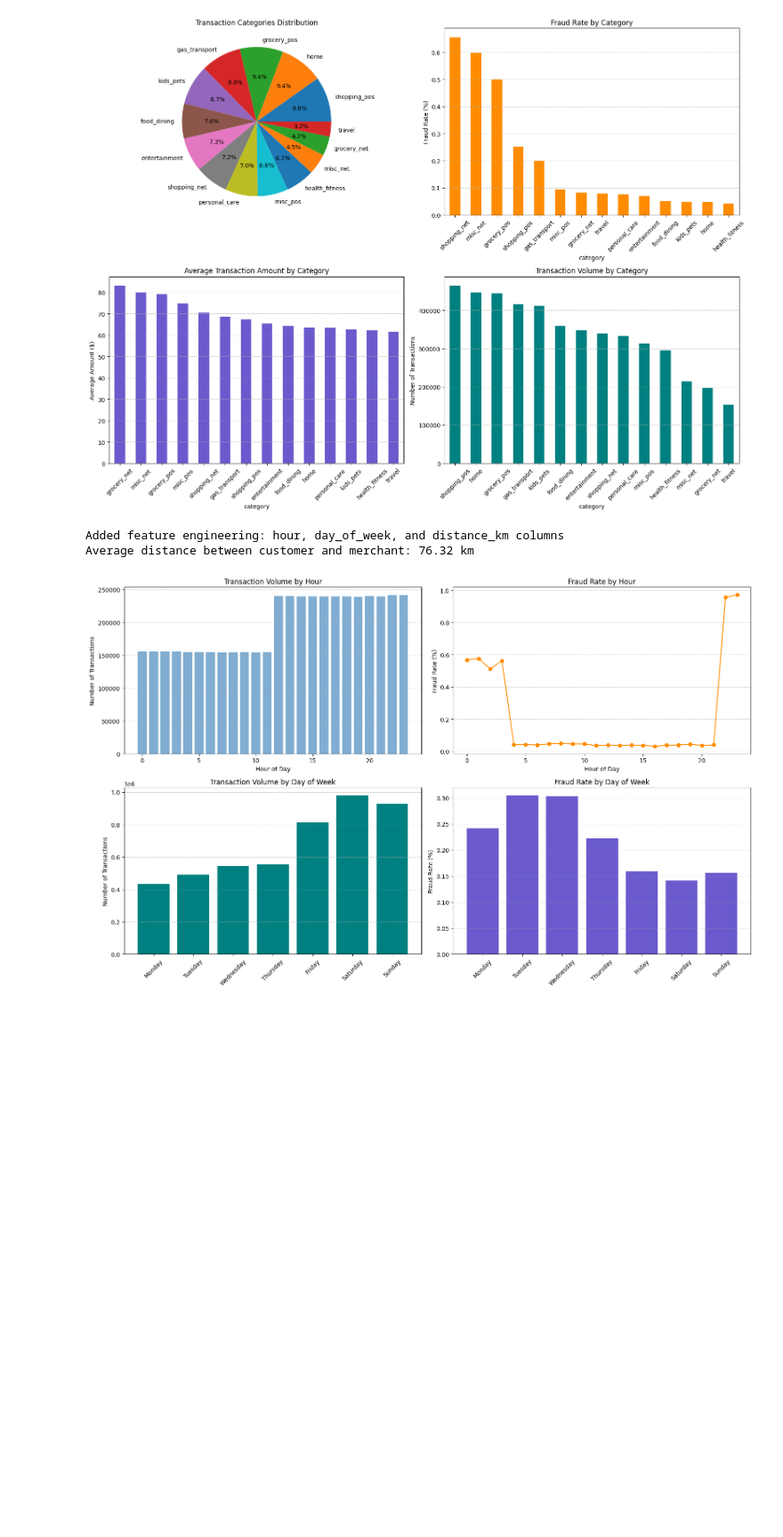
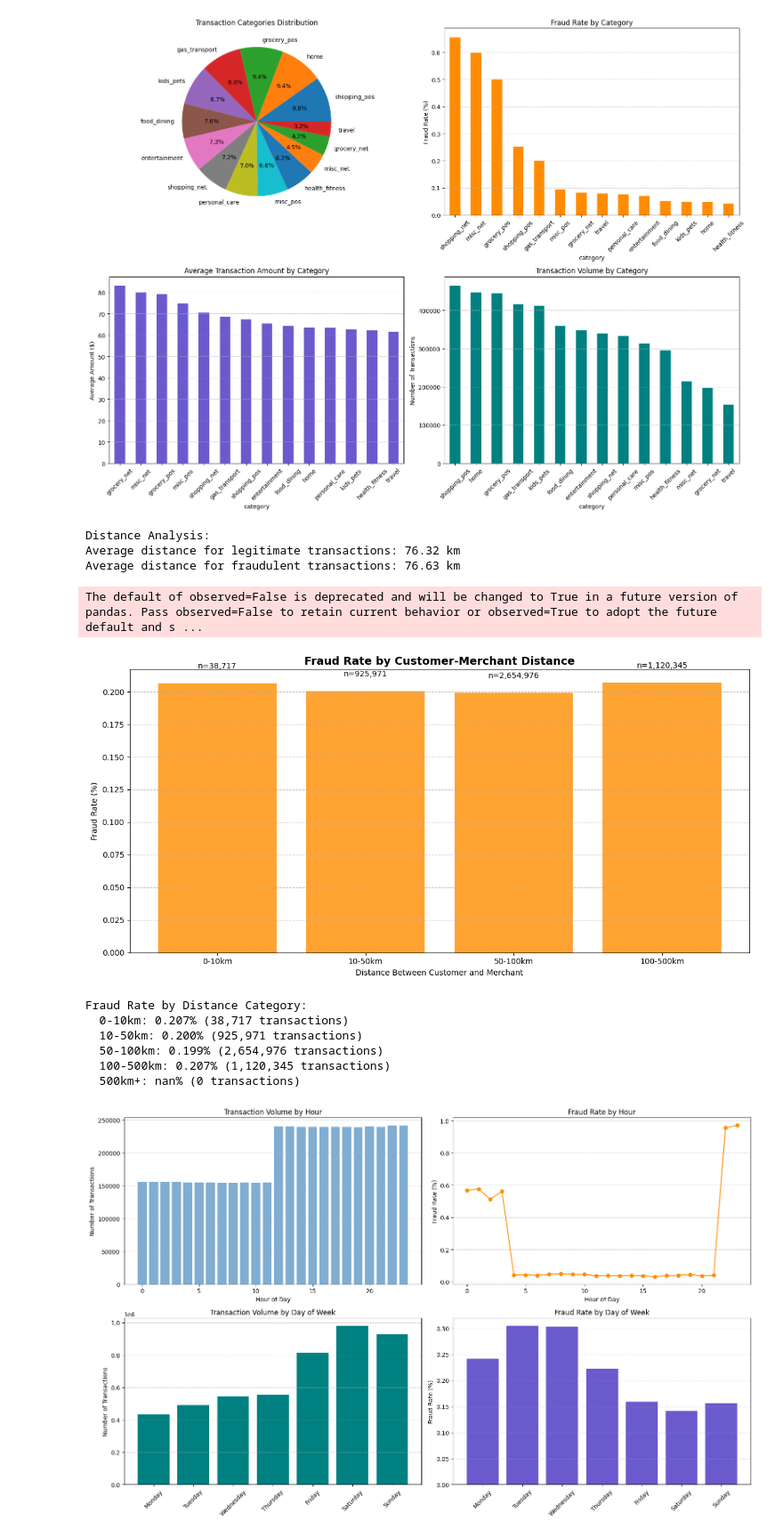
Before and after one commit to lcabrp/card_transactions_analysis, a Jupyter notebook: 02_analysis.ipynb, the cells around one changed output. Shown at 89% size. Cells and saved outputs as stored; diff of their text form; code cells hidden in the pictures; blank space fills up the shorter version.

```diff
--- a/02_analysis.ipynb
+++ b/02_analysis.ipynb
@@ -341,11 +341,59 @@ transactions_df['distance_km'] = uf.calculate_distance(
     transactions_df['merch_lat'], transactions_df['merch_long']
 )
 
-print(f"Added feature engineering: hour, day_of_week, and distance_km columns")
-print(f"Average distance between customer and merchant: {transactions_df['distance_km'].mean():.2f} km")
+#print(f"Added feature engineering: hour, day_of_week, and distance_km columns")
+#print(f"Average distance between customer and merchant: {transactions_df['distance_km'].mean():.2f} km")
-# %% [output]
-Added feature engineering: hour, day_of_week, and distance_km columns
-Average distance between customer and merchant: 76.32 km
+# %%
+# Simple distance vs fraud analysis
+print(f"\nDistance Analysis:")
+print(f"Average distance for legitimate transactions: {transactions_df[transactions_df['is_fraud'] == 0]['distance_km'].mean():.2f} km")
+print(f"Average distance for fraudulent transactions: {transactions_df[transactions_df['is_fraud'] == 1]['distance_km'].mean():.2f} km")
+
+# Create simple distance bins and show fraud rate
+plt.figure(figsize=(12, 6))
+
+# Create meaningful distance categories
+transactions_df['distance_category'] = pd.cut(transactions_df['distance_km'],
+                                            bins=[0, 10, 50, 100, 500, float('inf')],
+                                            labels=['0-10km', '10-50km', '50-100km', '100-500km', '500km+'])
+
+# Calculate fraud rate by distance category
+fraud_by_distance_cat = transactions_df.groupby('distance_category')['is_fraud'].agg(['mean', 'count']).reset_index()
+fraud_by_distance_cat['fraud_rate_pct'] = fraud_by_distance_cat['mean'] * 100
+
+# Plot fraud rate by distance category
+plt.bar(fraud_by_distance_cat['distance_category'], fraud_by_distance_cat['fraud_rate_pct'],
+        color=color_orange, alpha=0.8)
+plt.title('Fraud Rate by Customer-Merchant Distance', fontsize=14, fontweight='bold')
+plt.xlabel('Distance Between Customer and Merchant')
+plt.ylabel('Fraud Rate (%)')
+plt.grid(axis='y', linestyle='--', alpha=0.7)
+
+# Add count labels on bars
+for i, (cat, rate, count) in enumerate(zip(fraud_by_distance_cat['distance_category'],
+                                          fraud_by_distance_cat['fraud_rate_pct'],
+                                          fraud_by_distance_cat['count'])):
+    plt.text(i, rate + 0.01, f'n={count:,}', ha='center', va='bottom', fontsize=10)
+
+plt.tight_layout()
+plt.show()
+
+# Print the summary
+print(f"\nFraud Rate by Distance Category:")
+for _, row in fraud_by_distance_cat.iterrows():
+    print(f"  {row['distance_category']}: {row['fraud_rate_pct']:.3f}% ({row['count']:,} transactions)")
+# %% [output]
+Distance Analysis:
+Average distance for legitimate transactions: 76.32 km
+Average distance for fraudulent transactions: 76.63 km
+The default of observed=False is deprecated and will be changed to True in a future version of pandas. Pass observed=False to retain current behavior or observed=True to adopt the future default and s ...
+[figure, added]
+Fraud Rate by Distance Category:
+  0-10km: 0.207% (38,717 transactions)
+  10-50km: 0.200% (925,971 transactions)
+  50-100km: 0.199% (2,654,976 transactions)
+  100-500km: 0.207% (1,120,345 transactions)
+  500km+: nan% (0 transactions)
 # %%
 # Time-based patterns analysis
 fig, axes = plt.subplots(2, 2, figsize=(16, 10))
```
Also changed, not shown: parts of 3 cells of this notebook, 1 other file.
